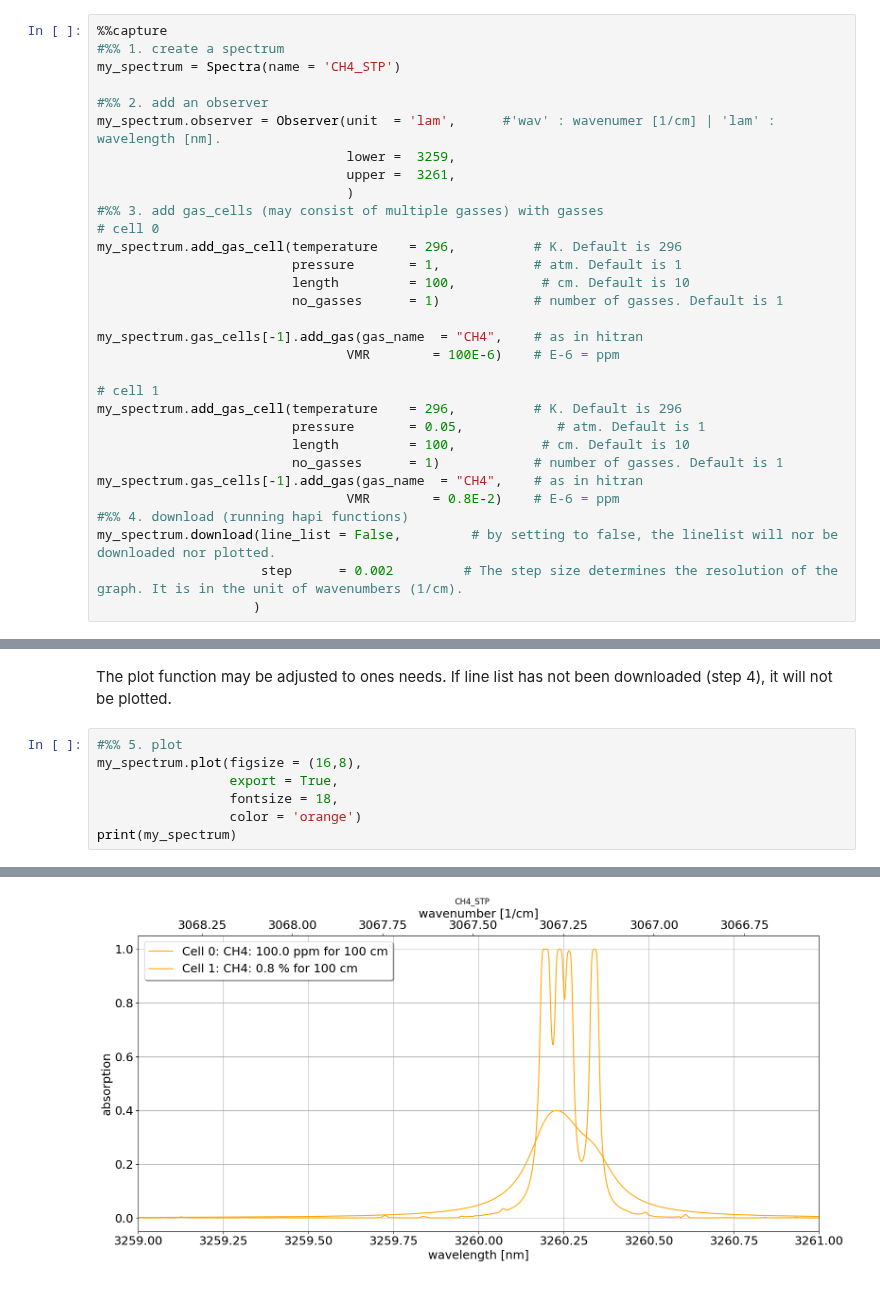
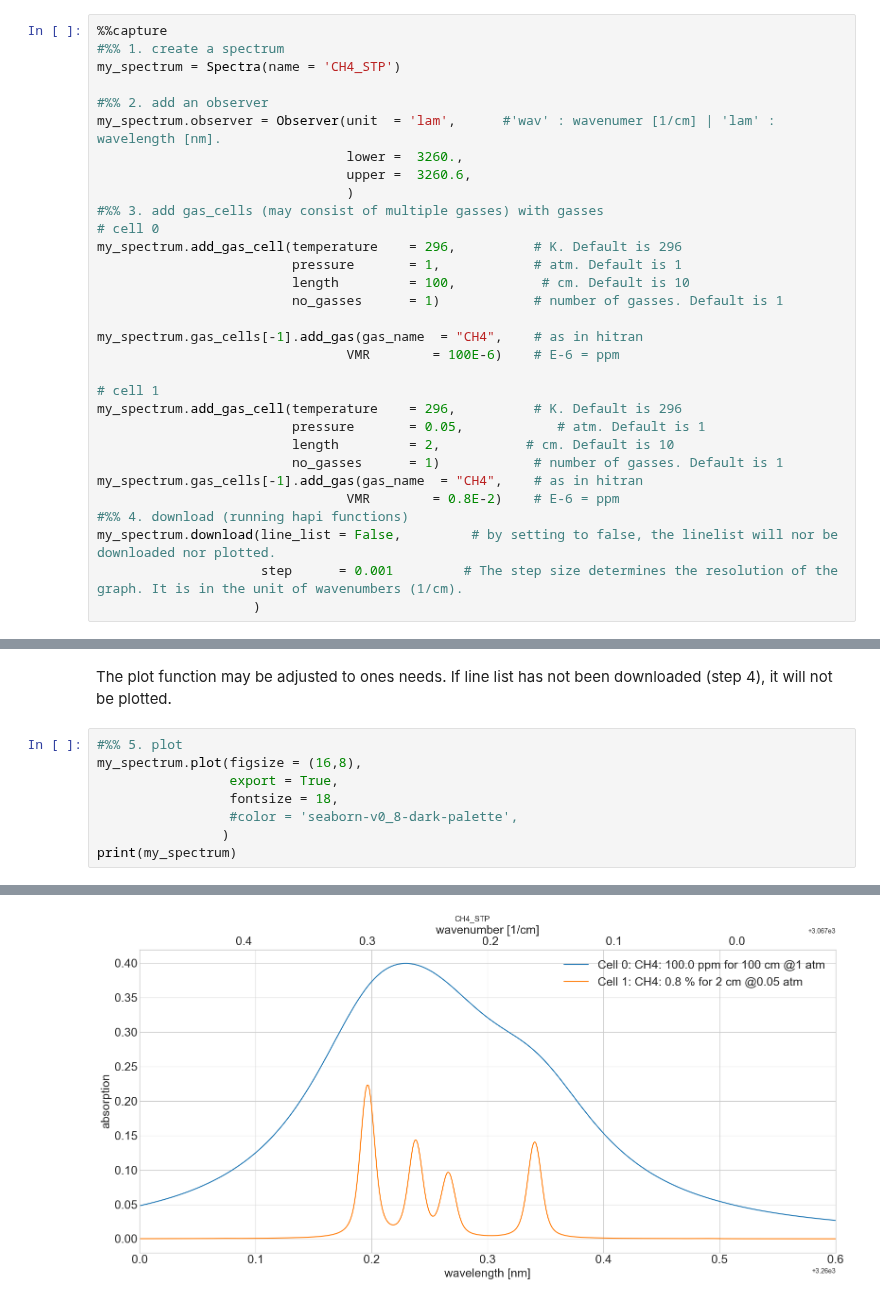
Before and after one commit to dermahax/spectracalc_hapi, a Jupyter notebook: saved_spectra/CH4_Sensitvity_Tuning.ipynb, the cells around one changed output, grey strips where cells are left out. Saved outputs shown, nothing was run; the diff lists cells and outputs as text.

Commit message:
Added pressure info to legend

```diff
--- a/saved_spectra/CH4_Sensitvity_Tuning.ipynb
+++ b/saved_spectra/CH4_Sensitvity_Tuning.ipynb
@@ -25,8 +25,8 @@ my_spectrum = Spectra(name = 'CH4_STP')
 
 #%% 2. add an observer
 my_spectrum.observer = Observer(unit  = 'lam',      #'wav' : wavenumer [1/cm] | 'lam' : wavelength [nm].
-                                lower =  3259,
-                                upper =  3261,
+                                lower =  3260.,
+                                upper =  3260.6,
                                 )
 #%% 3. add gas_cells (may consist of multiple gasses) with gasses
 # cell 0
@@ -41,13 +41,13 @@ my_spectrum.gas_cells[-1].add_gas(gas_name  = "CH4",    # as in hitran
 # cell 1
 my_spectrum.add_gas_cell(temperature    = 296,          # K. Default is 296
                          pressure       = 0.05,            # atm. Default is 1
-                         length         = 100,           # cm. Default is 10
+                         length         = 2,           # cm. Default is 10
                          no_gasses      = 1)            # number of gasses. Default is 1
 my_spectrum.gas_cells[-1].add_gas(gas_name  = "CH4",    # as in hitran
                                 VMR        = 0.8E-2)    # E-6 = ppm
 #%% 4. download (running hapi functions)
 my_spectrum.download(line_list = False,         # by setting to false, the linelist will nor be downloaded nor plotted.
-                     step      = 0.002         # The step size determines the resolution of the graph. It is in the unit of wavenumbers (1/cm).
+                     step      = 0.001         # The step size determines the resolution of the graph. It is in the unit of wavenumbers (1/cm).
                     )
 # %% [markdown]
 To double check that everything is as desired, you can print a summary of your setup.
@@ -59,6 +59,7 @@ If line list has not been downloaded (step 4), it will not be plotted.
 my_spectrum.plot(figsize = (16,8),
                  export = True,
                  fontsize = 18,
-                 color = 'orange')
+                 #color = 'seaborn-v0_8-dark-palette',
+                )
 print(my_spectrum)
 # %% [output]
@@ -74,6 +81,6 @@ Gas cell 1:
          Gasses (VMR):
                  CH4: 0.008
-[figure, old version]
+[figure, new version]
 # %%
 #%% 6. export
 # exports a text file containing the infomration about the spectrum and the gas cells.
```
Also changed, not shown: parts of 4 cells of this notebook, 2 other files.
